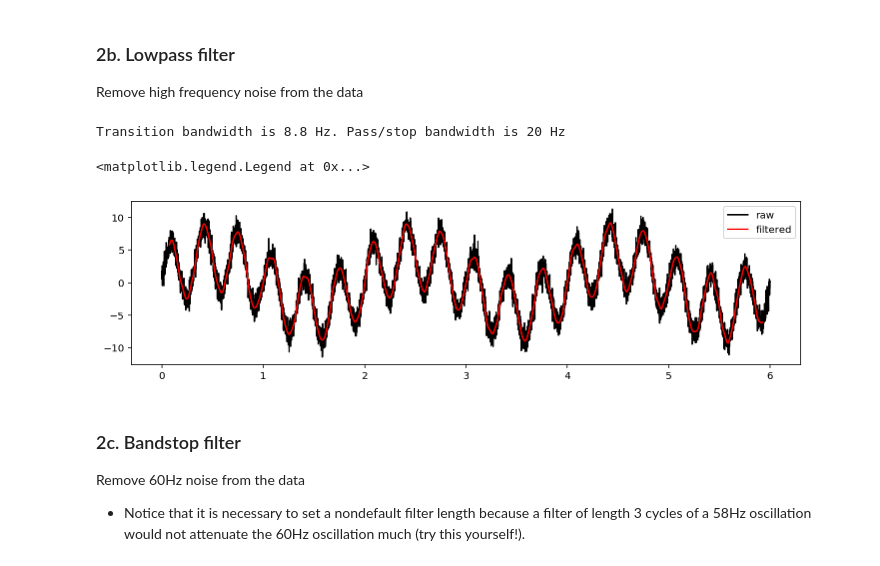
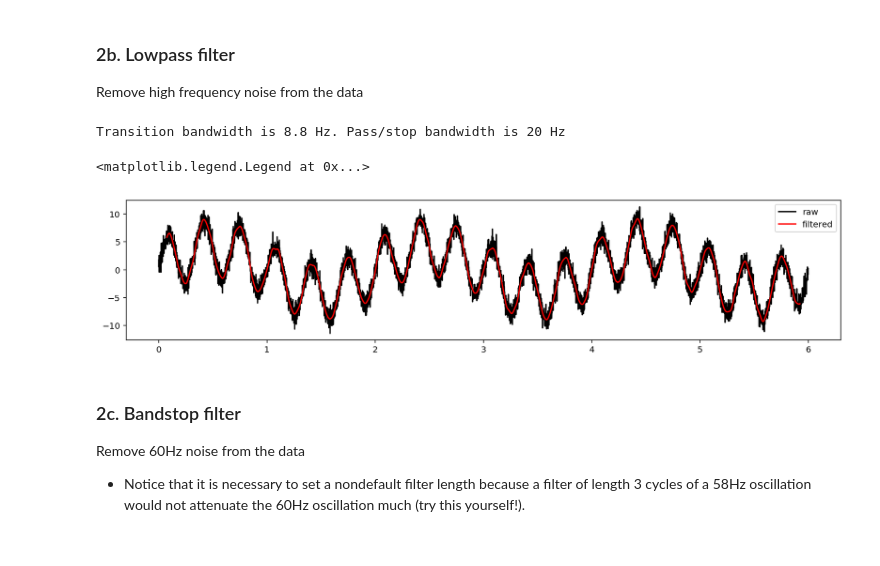
Before and after one commit to neurodsp-tools/neurodsp, a Jupyter notebook: tutorials/1-Filtering.ipynb, the cells around one changed output. Drawn from its saved outputs; the diff is of its cells as text; code cells hidden in the pictures.

```diff
--- a/tutorials/1-Filtering.ipynb
+++ b/tutorials/1-Filtering.ipynb
@@ -74,22 +74,22 @@ Remove high frequency noise from the data
 # %%
 # Generate a signal with a low-frequency drift
 np.random.seed(0)
 t = np.arange(0,6,.001)
 x = np.random.randn(len(t)) + 5*np.sin(t*2*np.pi*3) + 4*np.sin(t*2*np.pi*.5)
 
 # Filter the data
 fc = 20
 x_filt = filt.filter_signal(x, fs, 'lowpass', (None,fc))
 
 # Plot filtered signal
-plt.figure(figsize=(12,3))
+plt.figure(figsize=(15,3))
 plt.plot(t, x, 'k', label='raw')
 plt.plot(t, x_filt, 'r', label='filtered')
 plt.legend(loc='best')
 # %% [output]
 Transition bandwidth is 8.8 Hz. Pass/stop bandwidth is 20 Hz
 <matplotlib.legend.Legend at 0x...>
-[figure, old version]
+[figure, new version]
 # %% [markdown]
 ### 2c. Bandstop filter
 Remove 60Hz noise from the data
```
Also changed, not shown: parts of 7 cells of this notebook, 1 other file.
